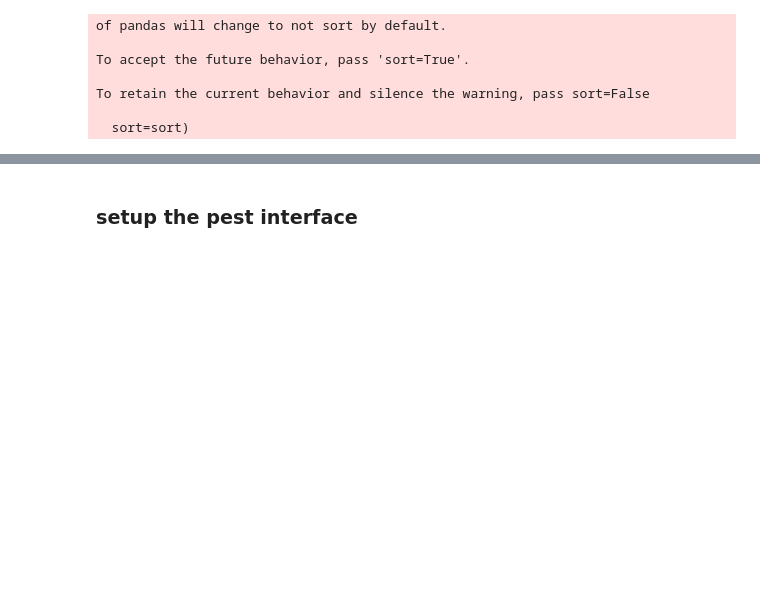
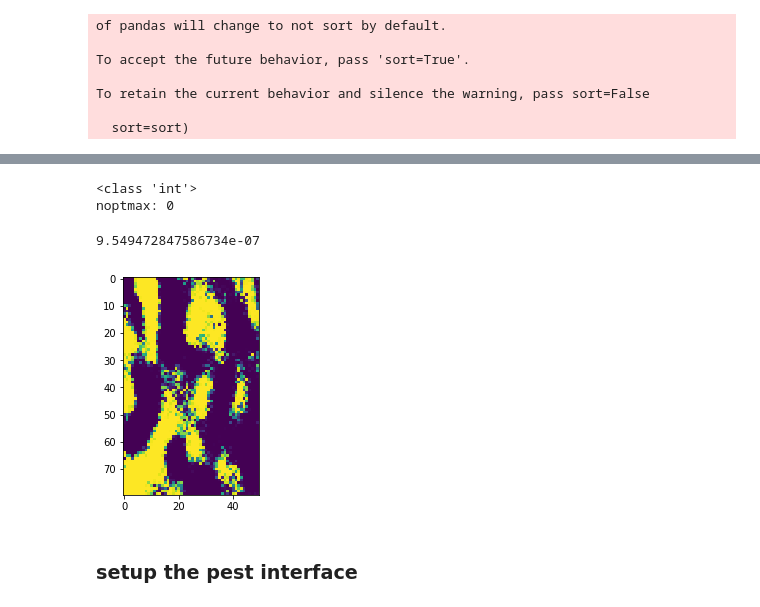
Before and after one commit to jtwhite79/box_compare, a Jupyter notebook: explore_gan_as_pars.ipynb, the cells around one changed output, grey strips where cells are left out. Cells and saved outputs as stored; diff of their text form; code cells hidden in the pictures; blank space fills up the shorter version.

```diff
--- a/explore_gan_as_pars.ipynb
+++ b/explore_gan_as_pars.ipynb
@@ -120,4 +134,4 @@ observations in this instruction file will havegeneric values.
 # %%
 pst.control_data.noptmax = 0
-pst.pestpp_options = {"ies_num_reals":500}
 pst.write(os.path.join(model_ws,"new_gan.pst"))
+pyemu.os_utils.run("pestpp new_gan.pst",cwd=model_ws)
@@ -188,2 +175,24 @@ FloPy is using the following  executable to run the model: /Users/jeremyw/bin/mf
+# %%
+pst = pyemu.Pst(os.path.join(model_ws,"new_gan.pst"))
+oe.index = oe.real_name
+pe.index = pe.real_name
+print(type(oe.index[157]))
+pst.parameter_data.loc[:,"parval1"] = pe.loc[str(truth_real.values[0]),pst.par_names]
+pst.observation_data.loc[:,"obsval"] = oe.loc[truth_real.values[0],pst.obs_names]
+pst.control_data.noptmax = 0
+pst.write(os.path.join(model_ws,"new_gan_truth.pst"))
+pyemu.os_utils.run("pestpp new_gan_truth.pst",cwd=model_ws)
+# %% [output]
+<class 'int'>
+noptmax: 0
+# %%
+pst = pyemu.Pst(os.path.join(model_ws,"new_gan_truth.pst"))
+arr = np.zeros((nrow,ncol))
+arr[hk_obs.i,hk_obs.j] = pst.res.loc[hk_obs.obsnme,"modelled"]
+plt.imshow(arr)
+pst.phi
+# %% [output]
+9.549472847586734e-07
+[figure, added]
 # %% [markdown]
 ### setup the pest interface
```
Also changed, not shown: parts of 47 cells of this notebook.
